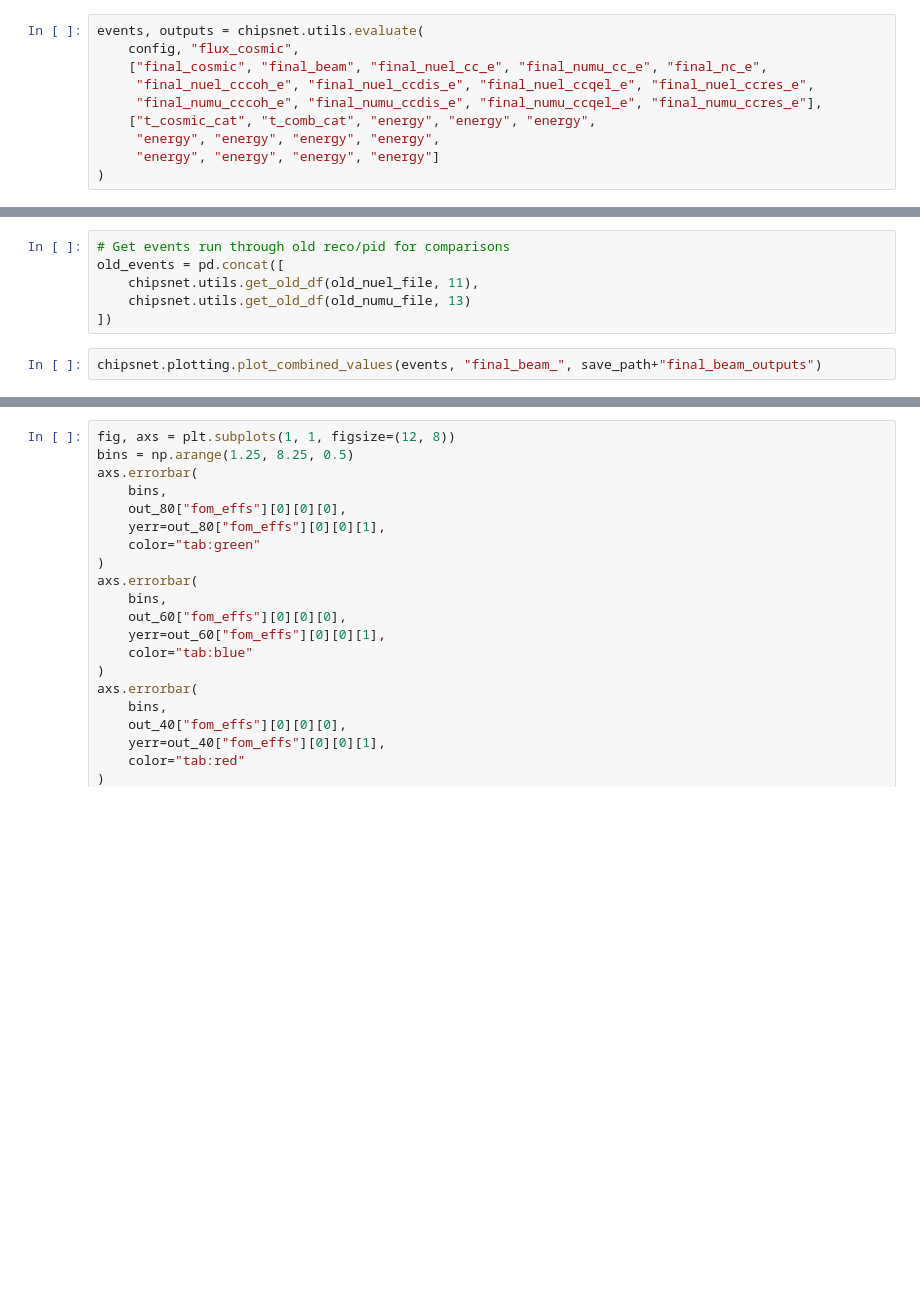
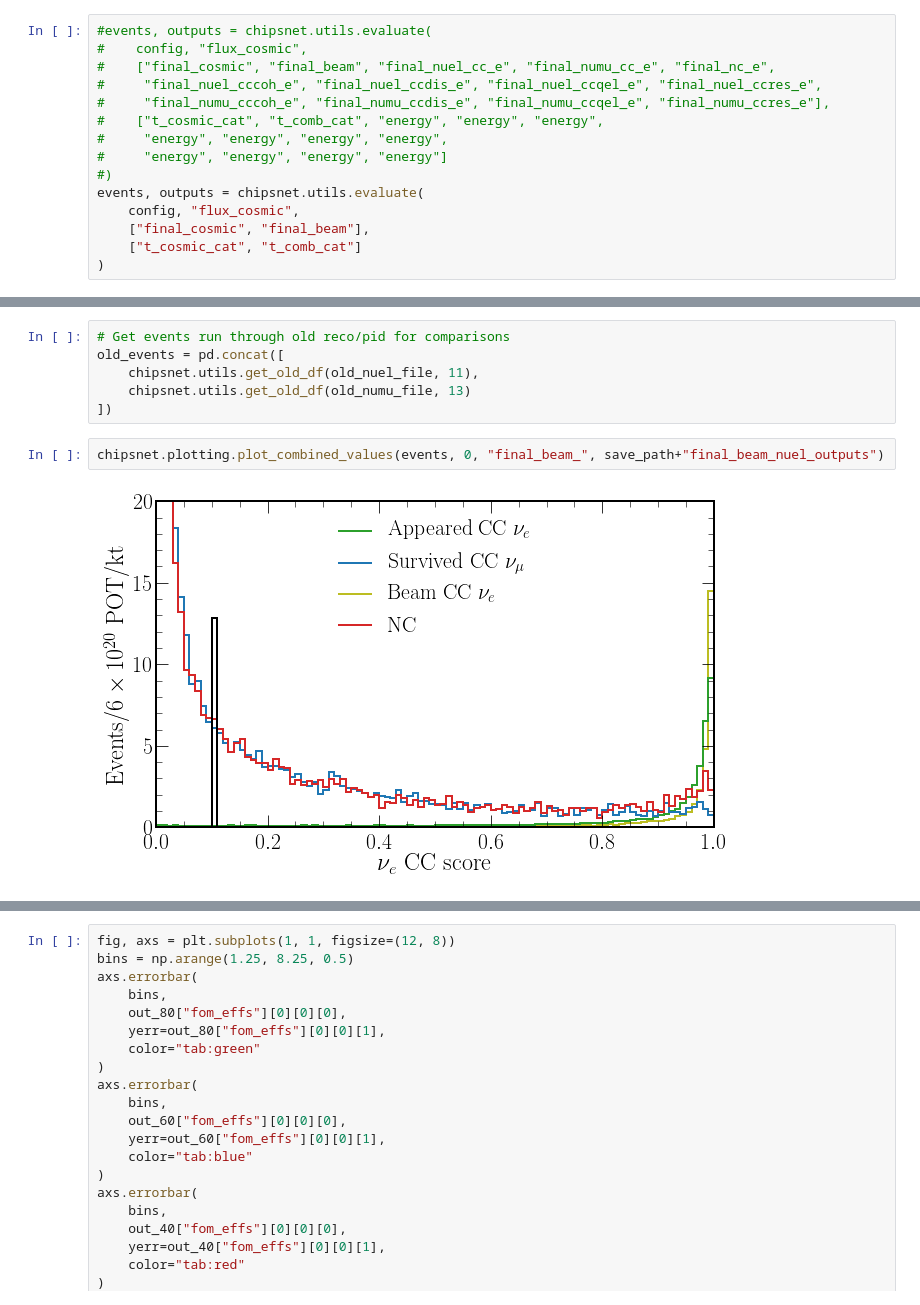
Before and after one commit to chipsneutrino/chips-net, a Jupyter notebook: analysis.ipynb, the cells around one changed output, grey strips where cells are left out. Saved outputs shown, nothing was run; the diff lists cells and outputs as text; blank space fills up the shorter version.

```diff
--- a/analysis.ipynb
+++ b/analysis.ipynb
@@ -1664,12 +1664,17 @@ chipsnet.plotting.save(save_path + "vtx_vs_frac_energy")
 * 2
 * 3
 # %%
+#events, outputs = chipsnet.utils.evaluate(
+#    config, "flux_cosmic",
+#    ["final_cosmic", "final_beam", "final_nuel_cc_e", "final_numu_cc_e", "final_nc_e",
+#     "final_nuel_cccoh_e", "final_nuel_ccdis_e", "final_nuel_ccqel_e", "final_nuel_ccres_e",
+#     "final_numu_cccoh_e", "final_numu_ccdis_e", "final_numu_ccqel_e", "final_numu_ccres_e"],
+#    ["t_cosmic_cat", "t_comb_cat", "energy", "energy", "energy",
+#     "energy", "energy", "energy", "energy",
+#     "energy", "energy", "energy", "energy"]
+#)
 events, outputs = chipsnet.utils.evaluate(
     config, "flux_cosmic",
-    ["final_cosmic", "final_beam", "final_nuel_cc_e", "final_numu_cc_e", "final_nc_e",
-     "final_nuel_cccoh_e", "final_nuel_ccdis_e", "final_nuel_ccqel_e", "final_nuel_ccres_e",
-     "final_numu_cccoh_e", "final_numu_ccdis_e", "final_numu_ccqel_e", "final_numu_ccres_e"],
-    ["t_cosmic_cat", "t_comb_cat", "energy", "energy", "energy",
-     "energy", "energy", "energy", "energy",
-     "energy", "energy", "energy", "energy"]
+    ["final_cosmic", "final_beam"],
+    ["t_cosmic_cat", "t_comb_cat"]
 )
@@ -1680,4 +1703,6 @@ old_events = pd.concat([
     chipsnet.utils.get_old_df(old_numu_file, 13)
 ])
 # %%
-chipsnet.plotting.plot_combined_values(events, "final_beam_", save_path+"final_beam_outputs")
+chipsnet.plotting.plot_combined_values(events, 0, "final_beam_", save_path+"final_beam_nuel_outputs")
+# %% [output]
+[figure, added]
```
Also changed, not shown: parts of 18 cells of this notebook, 11 other files.
